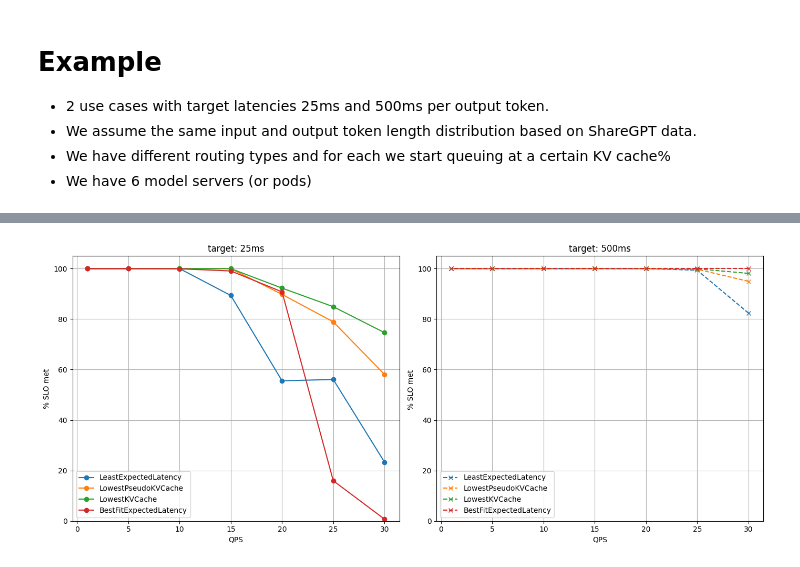
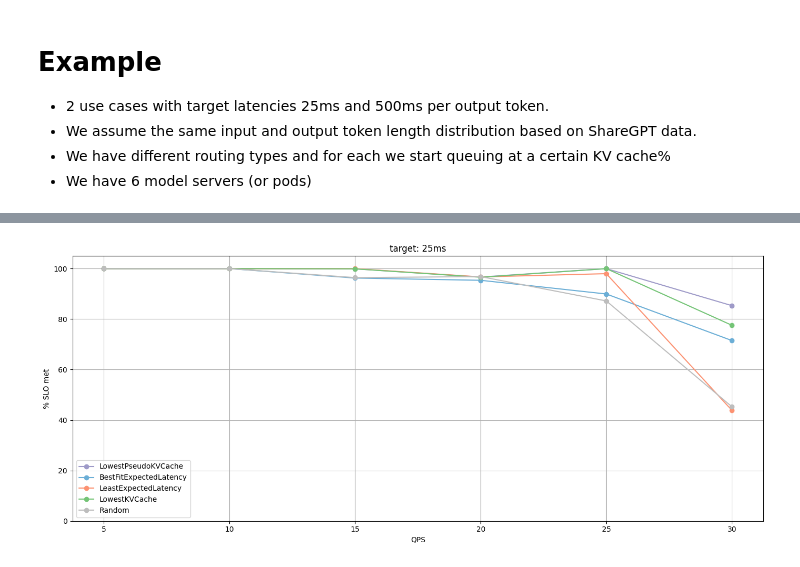
Before and after one commit to tomatillo-and-multiverse/lora-inference-gateway, a Jupyter notebook: simulations/llm_inference_gateway_simulation_ext.ipynb, the cells around one changed output, grey strips where cells are left out. Drawn from its saved outputs; the diff is of its cells as text; code cells hidden in the pictures.

```diff
--- a/simulations/llm_inference_gateway_simulation_ext.ipynb
+++ b/simulations/llm_inference_gateway_simulation_ext.ipynb
@@ -82,7 +86,8 @@ PREFILL_LATENCY_CONST_1 = 0.00006769375513
 PREFILL_LATENCY_CONST_0 = 0.01969
 PREFILL_LATENCY_CONST_MIN = 0.04
 
-DECODE_LATENCY_CONST_1 = 0.000000766
+DECODE_LATENCY_CONST_BATCH = 0.0001026494433
+DECODE_LATENCY_CONST_1 = 0.0000005353485087
 DECODE_LATENCY_CONST_0 = 0.014
 TOKENIZE_LATENCY_CONST =   0
 
@@ -333,9 +355,6 @@ def fetch_prefill_items(llmactor, env,  ):
         msg = yield llmactor.prefill_store.get()
         items_to_prefill.append(msg)
 
-    #if (len(items_to_prefill) == 0) and llmactor.get_prefill_queue_size() > 0:
-    #    msg = yield llmactor.prefill_store.get()
-    #    items_to_prefill.append(msg)
 
     return items_to_prefill
 
@@ -391,7 +410,7 @@ def decode_items(llmactor, env, req_dict_prefill, req_dict, logging=False):
     num_items_to_decode = llmactor.get_decode_queue_size()
     before_decoding_token_count = llmactor.get_num_tokens_in_decode()
     temp_items = []
-    decode_delay = calculate_decode_delay(before_decoding_token_count, num_items_to_decode, TOKENIZE_LATENCY_CONST, DECODE_LATENCY_CONST_1, DECODE_LATENCY_CONST_0)
+    decode_delay = calculate_decode_delay(before_decoding_token_count, num_items_to_decode, TOKENIZE_LATENCY_CONST, DECODE_LATENCY_CONST_1, DECODE_LATENCY_CONST_0, DECODE_LATENCY_CONST_BATCH)
     if logging:
       print(f'llmactor {llmactor.id} Decoding sequences {[x.id for x in llmactor.decode_store.items]} items with delay {decode_delay}')
 
@@ -421,9 +440,9 @@ def decode_items(llmactor, env, req_dict_prefill, req_dict, logging=False):
 
     return decode_delay
 
-def calculate_decode_delay(token_count, num_items_to_decode, TOKENIZE_LATENCY_CONST, DECODE_LATENCY_CONST_1=0.01, DECODE_LATENCY_CONST_0=1):
+def calculate_decode_delay(token_count, num_items_to_decode, TOKENIZE_LATENCY_CONST, DECODE_LATENCY_CONST_1=0.01, DECODE_LATENCY_CONST_0=1, DECODE_LATENCY_CONST_BATCH=0):
     """Calculate delay based on the token count and latency constants."""
-    return token_count * DECODE_LATENCY_CONST_1 + DECODE_LATENCY_CONST_0 + TOKENIZE_LATENCY_CONST * num_items_to_decode
+    return token_count * DECODE_LATENCY_CONST_1 + DECODE_LATENCY_CONST_0 + (TOKENIZE_LATENCY_CONST + DECODE_LATENCY_CONST_BATCH)* num_items_to_decode
 
 def calculate_prefill_delay(token_count, num_items_to_prefill, TOKENIZE_LATENCY_CONST, PREFILL_LATENCY_CONST_2=0.01, PREFILL_LATENCY_CONST_1 = 0.01, PREFILL_LATENCY_CONST_0=1, PREFILL_LATENCY_CONST_MIN=0):
     """Calculate delay based on the token count and latency constants."""
@@ -1482,54 +1581,37 @@ plt.show()
 # %%
 import matplotlib.pyplot as plt
 
 # Create a figure with two subplots side by side
-fig, axes = plt.subplots(1, 2, figsize=(14, 6))
+fig, axes = plt.subplots(1, 1, figsize=(14, 6))
 
 # Plot latency_lo for each routing type on the left subplot
-for routing_type in all_routing_types:
+for routing_type in results.keys():
 
-    routing_type_name = "LowestPseudoKVCache"
+    routing_type_name = "Random"
     if routing_type == 'smart':
         routing_type_name = "BestFitExpectedLatency"
     elif routing_type == 'least':
         routing_type_name = "LowestKVCache"
     elif routing_type == 'leastlatency':
         routing_type_name = "LeastExpectedLatency"
-
-    axes[0].plot(rates_lo, results[routing_type]['pct_below_latency_target_lo'], marker='o', linestyle='-', label=f'{routing_type_name}')
+    elif routing_type == 'leastPseudo':
+        routing_type_name = "LowestPseudoKVCache"
+    color = routing_colors.get(routing_type, 'black')  # Default to black if not specified
+    axes.plot(rates_lo, results[routing_type]['pct_below_latency_target_lo'], marker='o', linestyle='-', label=f'{routing_type_name}', color = color)
 
 # Adding labels, title, and legend for latency_lo
-axes[0].set_xlabel('QPS')
-axes[0].set_ylabel('% SLO met')
-axes[0].set_title('target: 25ms')
-axes[0].legend()
-axes[0].grid(True)
-axes[0].set_ylim(0, 105)
+axes.set_xlabel('QPS')
+axes.set_ylabel('% SLO met')
+axes.set_title('target: 25ms')
+axes.legend()
+axes.grid(True)
+axes.set_ylim(0, 105)
 
-# Plot latency_hi for each routing type on the right subplot
-for routing_type in all_routing_types:
-    routing_type_name = "LowestPseudoKVCache"
-    if routing_type == 'smart':
-        routing_type_name = "BestFitExpectedLatency"
-    elif routing_type == 'least':
-        routing_type_name = "LowestKVCache"
-    elif routing_type == 'leastlatency':
-        routing_type_name = "LeastExpectedLatency"
-    linestyle = '-' if routing_type == 'smart' else '--'
-    axes[1].plot(rates_hi, results[routing_type]['pct_below_latency_target_hi'], marker='x', linestyle='--', label=f'{routing_type_name}')
-
-# Adding labels, title, and legend for latency_hi
-axes[1].set_xlabel('QPS')
-axes[1].set_ylabel('% SLO met ')
-axes[1].set_ylim(0, 105)
-axes[1].set_title('target: 500ms')
-axes[1].legend()
-axes[1].grid(True)
 
 # Adjust layout to prevent overlap
 plt.tight_layout()
 
 # Show the plots
 plt.show()
 # %% [output]
-[figure, old version]
+[figure, new version]
```
Also changed, not shown: parts of 10 cells of this notebook.
